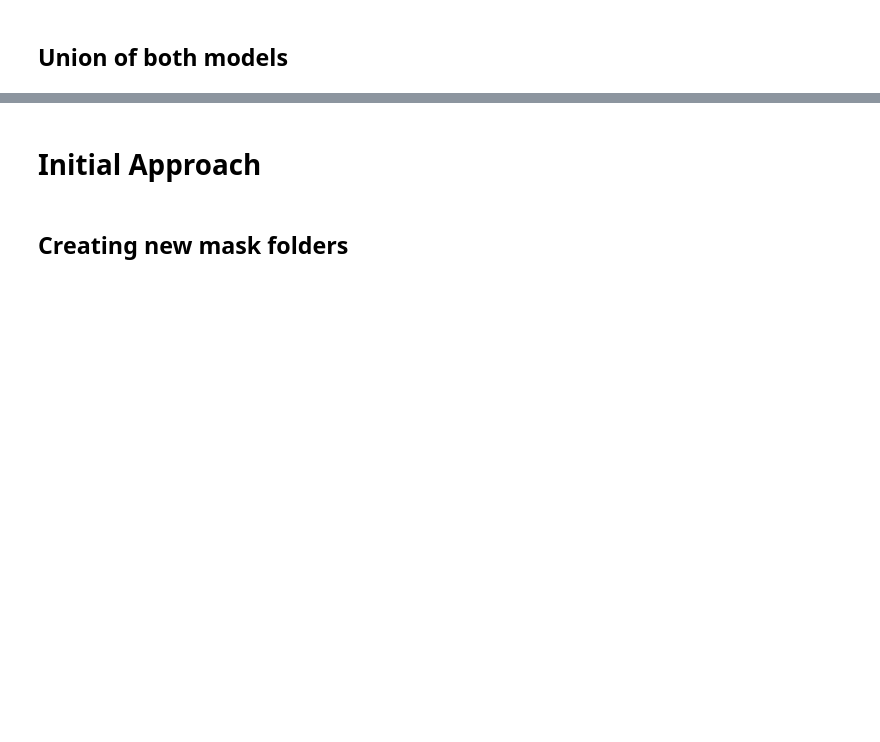
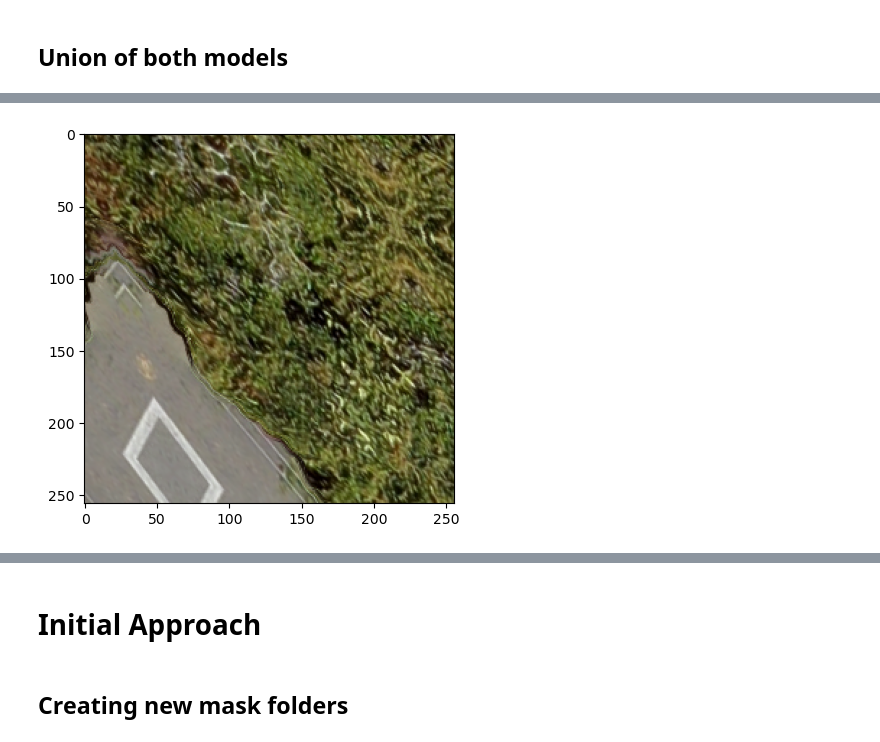
Before and after one commit to macanoso/GeoAI, a Jupyter notebook: separated-nn.ipynb, the cells around one changed output, grey strips where cells are left out. Cells and saved outputs as stored; diff of their text form; code cells hidden in the pictures; blank space fills up the shorter version.

```diff
--- a/separated-nn.ipynb
+++ b/separated-nn.ipynb
@@ -536,8 +536,8 @@ models_dict = {'vgg': VGGUnet(image_size)}
 loss_dict = {'tversky': tversky_loss_fn}
 path = '/kaggle/input/tesellated-with-geometric-augmentation/TESELLATED_WITH_GEOMETRIC_AUGMENTATION'
 loss = LossFunctions.tversky_loss
-epochs = 1
-batch_size = 16
+epochs = 15
+batch_size = 8
 
 for model_name, model in models_dict.items():
     for loss_name, loss in loss_dict.items():
@@ -820,3 +647,8 @@ combined_mask = np.zeros_like(image.numpy()[0])
 combined_mask[np.squeeze(mask_vegetacion == 1), :] = (0, 255, 0) # verde para mask_vegetacion
 combined_mask[np.squeeze(mask_linea_electrica == 1), :] = (110, 110, 110) # gris para mask_linea_electrica
 final_image = cv2.addWeighted(image.numpy()[0], 0.5, combined_mask, 0.5, 0)
+# %%
+plt.imshow(image[0])
+plt.show()
+# %% [output]
+[figure, added]
```
Also changed, not shown: parts of 40 cells of this notebook.
